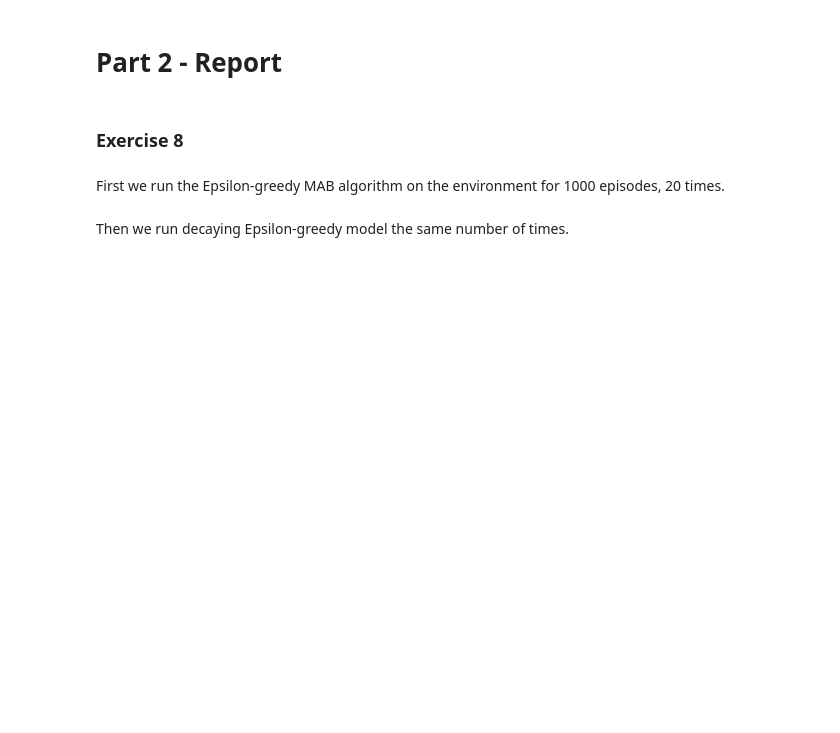
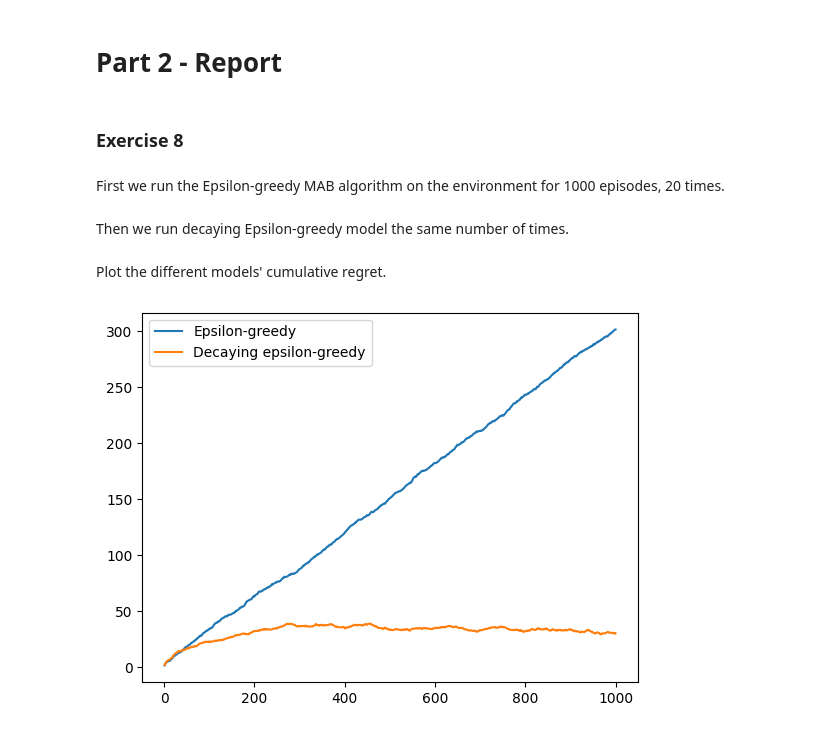
Before and after one commit to RunarFosse/INF368A-Problems, a Jupyter notebook: Problem 1/Report.ipynb, the cells around one changed output. Cells and saved outputs as stored; diff of their text form; code cells hidden in the pictures; blank space fills up the shorter version.

Commit message:
Implemented regret calculation for both Epsilon-greedy models

```diff
--- a/Problem 1/Report.ipynb
+++ b/Problem 1/Report.ipynb
@@ -10,3 +11,14 @@ env = Bandits_one()
+# %%
+env = Bandits_one()
+
+experiments = 20
+episodes = 1000
+
+mean_cumulative_regret = {
+    "epsilon-greedy": [0] * episodes,
+    "decaying epsilon-greedy": [0] * episodes,
+    "ucb": [0] * episodes,
+}
 # %% [markdown]
 First we run the Epsilon-greedy MAB algorithm on the environment for 1000 episodes, 20 times.
 # %%
@@ -24,14 +42,29 @@ for episode in range(1, 1001):
 # %% [markdown]
 Then we run decaying Epsilon-greedy model the same number of times.
 # %%
-# Decaying Epsilon-greedy model
-agent = EpsilonGreedy(alpha=0.5)
-observation, reward, terminated, truncated, info = env.reset()
-for episode in range(1, 1001):
-    action = agent.sample()
-    observation, reward, terminated, truncated, info = env.step(action)
+# Decaying epsilon-greedy model
+for _ in range(experiments):
+    agent = EpsilonGreedy(alpha=0.99)
+    observation, reward, terminated, truncated, info = env.reset()
 
-    agent.update(action, reward, episode)
+    cumulative_reward = 0
+    for episode in range(1, episodes+1):
+        action = agent.sample()
+        observation, reward, terminated, truncated, info = env.step(action)
 
-    if terminated or truncated:
-        observation, reward, terminated, truncated, info = env.reset()
+        agent.update(action, reward)
+
+        cumulative_reward += reward
+        mean_cumulative_regret["decaying epsilon-greedy"][episode-1] += (episode * env.means[env.get_optimal_action()] - cumulative_reward) / experiments
+
+        if terminated or truncated:
+            observation, reward, terminated, truncated, info = env.reset()
+# %% [markdown]
+Plot the different models' cumulative regret.
+# %%
+plt.plot(np.arange(1, episodes+1), mean_cumulative_regret["epsilon-greedy"], label="Epsilon-greedy")
+plt.plot(np.arange(1, episodes+1), mean_cumulative_regret["decaying epsilon-greedy"], label="Decaying epsilon-greedy")
+plt.legend()
+plt.show()
+# %% [output]
+[figure, added]
```
Also changed, not shown: parts of 4 cells of this notebook.
